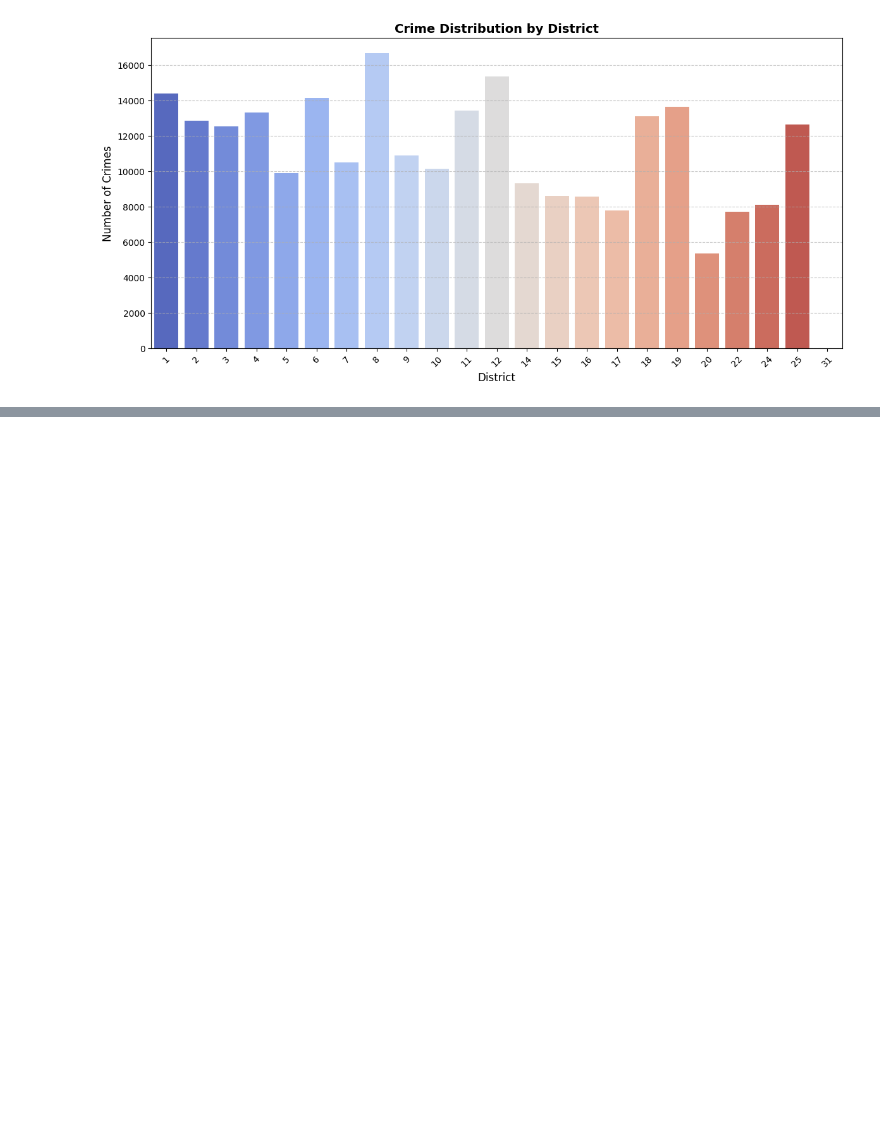
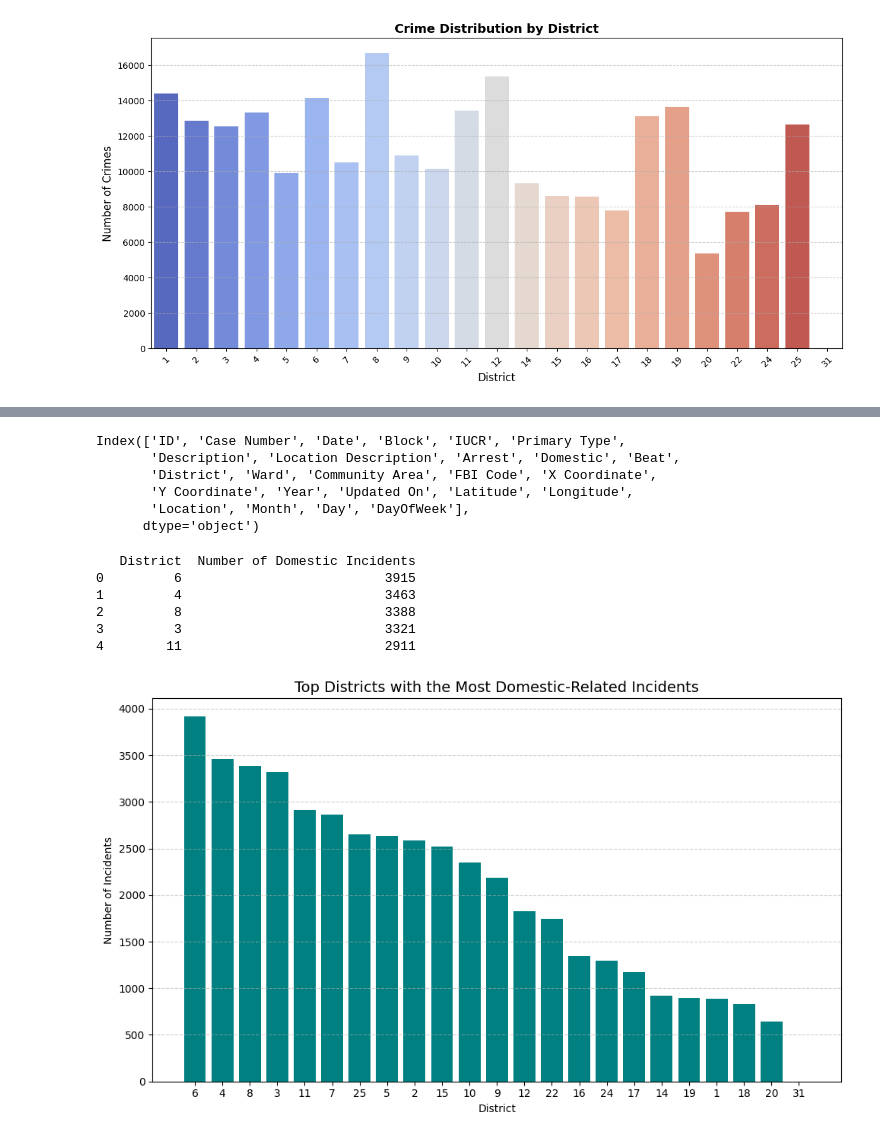
Before and after one commit to louiezzy/ELEC303-DataAnalytics, a Jupyter notebook: Midterm Exam Project.ipynb, the cells around one changed output, grey strips where cells are left out. Drawn from its saved outputs; the diff is of its cells as text; code cells hidden in the pictures; blank space fills up the shorter version.

```diff
--- a/Midterm Exam Project.ipynb
+++ b/Midterm Exam Project.ipynb
@@ -662,0 +850,36 @@ plt.show()
+# %%
+cf.columns
+# %% [output]
+Index(['ID', 'Case Number', 'Date', 'Block', 'IUCR', 'Primary Type',
+       'Description', 'Location Description', 'Arrest', 'Domestic', 'Beat',
+       'District', 'Ward', 'Community Area', 'FBI Code', 'X Coordinate',
+       'Y Coordinate', 'Year', 'Updated On', 'Latitude', 'Longitude',
+       'Location', 'Month', 'Day', 'DayOfWeek'],
+      dtype='object')
+# %%
+domestic_cases = cf[cf['Domestic'] == True]
+
+# Count incidents by district
+domestic_by_district = domestic_cases['District'].value_counts().reset_index()
+domestic_by_district.columns = ['District', 'Number of Domestic Incidents']
+
+# Display the top 5 districts
+print(domestic_by_district.head(5))
+
+# Optional: visualize with a bar chart
+plt.figure(figsize=(10,6))
+plt.bar(domestic_by_district['District'].astype(str), domestic_by_district['Number of Domestic Incidents'], color='teal')
+plt.title("Top Districts with the Most Domestic-Related Incidents", fontsize=14)
+plt.xlabel("District")
+plt.ylabel("Number of Incidents")
+plt.grid(axis='y', linestyle='--', alpha=0.6)
+plt.tight_layout()
+plt.show()
+# %% [output]
+   District  Number of Domestic Incidents
+0         6                          3915
+1         4                          3463
+2         8                          3388
+3         3                          3321
+4        11                          2911
+[figure, added]
```
Also changed, not shown: parts of 57 cells of this notebook.
